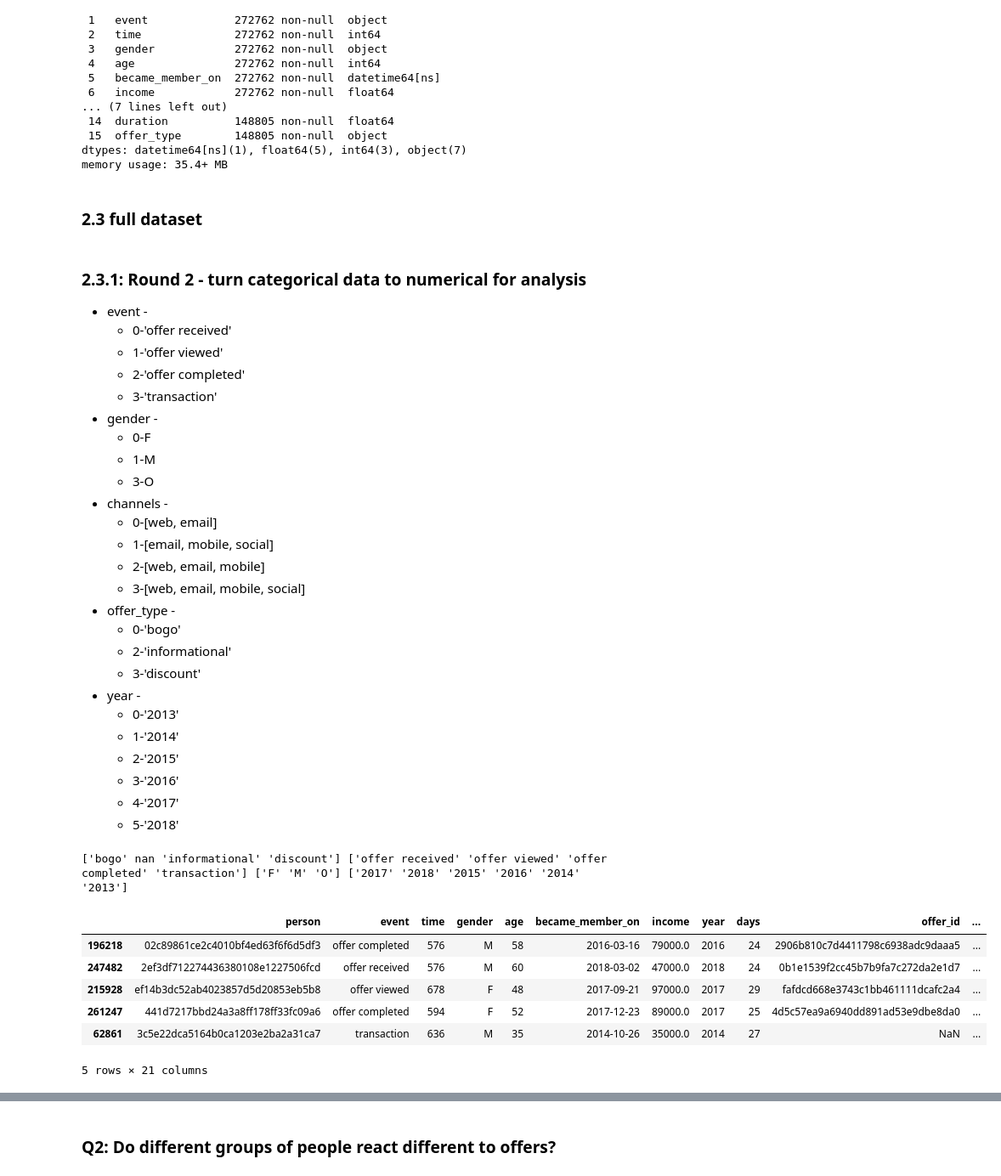
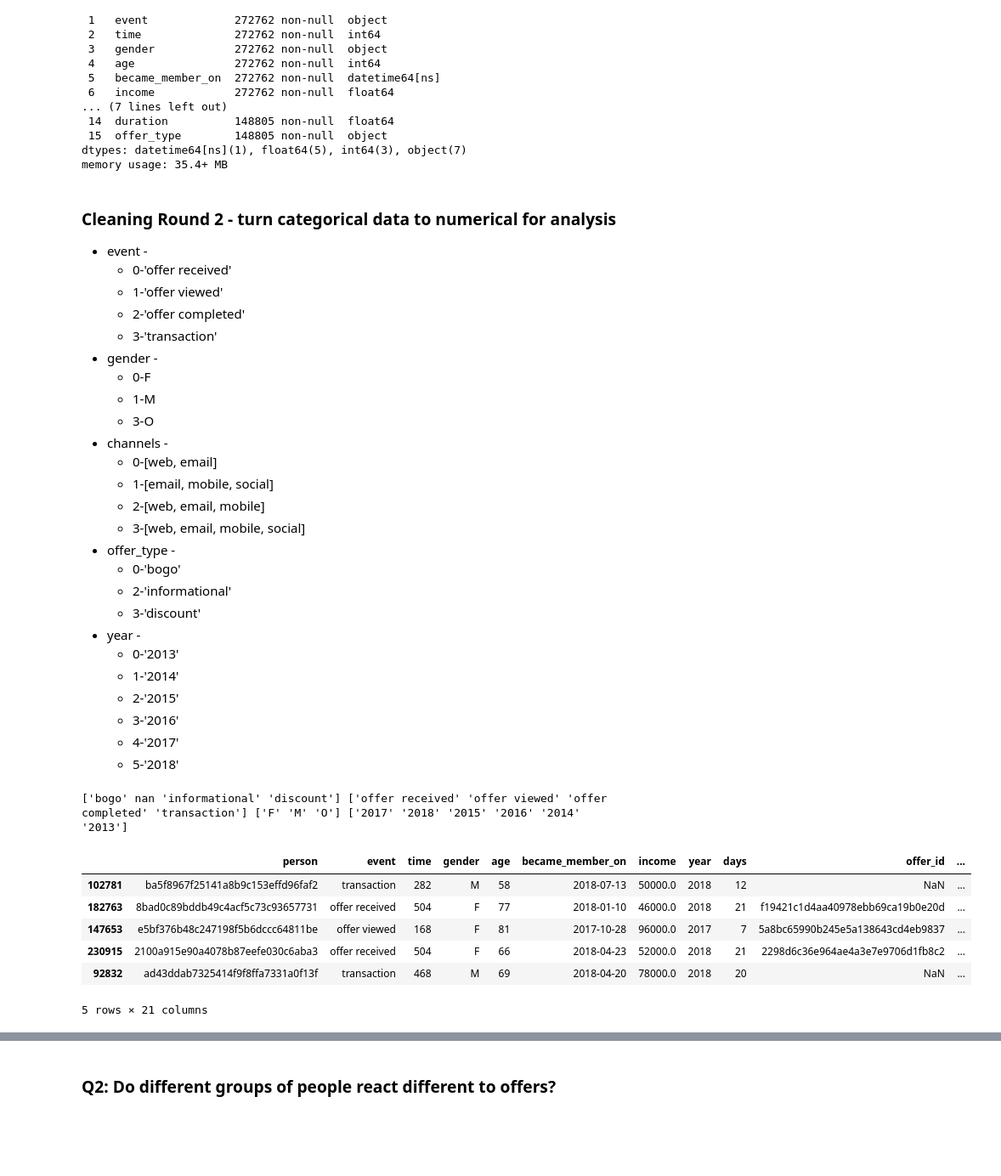
Before and after one commit to linnndachen/starbucks_capstone, a Jupyter notebook: Starbucks_Capstone_notebook.ipynb, the cells around one changed output, grey strips where cells are left out. Shown: that part at 85% size. Drawn from its saved outputs; the diff is of its cells as text; code cells hidden in the pictures; blank space fills up the shorter version.

```diff
--- a/Starbucks_Capstone_notebook.ipynb
+++ b/Starbucks_Capstone_notebook.ipynb
@@ -335,10 +356,8 @@ Data columns (total 16 columns):
  15  offer_type        148805 non-null  object
 dtypes: datetime64[ns](1), float64(5), int64(3), object(7)
 memory usage: 35.4+ MB
-# %% [markdown]
-### 2.3 full dataset
 # %% [markdown]
-### 2.3.1: Round 2 - turn categorical data to numerical for analysis
+### Cleaning Round 2 - turn categorical data to numerical for analysis
 
 * event -
     - 0-'offer received'
@@ -397,8 +417,11 @@ def cate2num(df, cols):
 
     return df
 # %%
-def clean_allcat(df):
+def clean_allcat(df, cols):
     """
+    df: the df you want to clean
+    cols: the cols that can be cleaned by using cate2num
+
     output:
     a dataframe with all orginal columns + new columns that turned the following categorical columns into
     numerical values.
@@ -407,7 +430,6 @@ def clean_allcat(df):
 
     """
     #normal cat variables to numbers
-    cols = ['gender', 'event', 'offer_type']
     cleaned_df = cate2num(df, cols)
 
     #years
@@ -436,15 +458,15 @@ def clean_allcat(df):
 
     return cleaned_df
 # %%
-full_clean = clean_allcat(full_df)
+full_clean = clean_allcat(full_df, ['gender', 'event', 'offer_type'])
 
 full_clean.sample(5)
 # %% [output]
 |  | person | event | time | gender | age | became_member_on | income | year | days | offer_id | ... |
-| 196218 | 02c89861ce2c4010bf4ed63f6f6d5df3 | offer completed | 576 | M | 58 | 2016-03-16 | 79000.0 | 2016 | 24 | 2906b810c7d4411798c6938adc9daaa5 | ... |
-| 247482 | 2ef3df712274436380108e1227506fcd | offer received | 576 | M | 60 | 2018-03-02 | 47000.0 | 2018 | 24 | 0b1e1539f2cc45b7b9fa7c272da2e1d7 | ... |
-| 215928 | ef14b3dc52ab4023857d5d20853eb5b8 | offer viewed | 678 | F | 48 | 2017-09-21 | 97000.0 | 2017 | 29 | fafdcd668e3743c1bb461111dcafc2a4 | ... |
-| 261247 | 441d7217bbd24a3a8ff178ff33fc09a6 | offer completed | 594 | F | 52 | 2017-12-23 | 89000.0 | 2017 | 25 | 4d5c57ea9a6940dd891ad53e9dbe8da0 | ... |
-| 62861 | 3c5e22dca5164b0ca1203e2ba2a31ca7 | transaction | 636 | M | 35 | 2014-10-26 | 35000.0 | 2014 | 27 | NaN | ... |
+| 102781 | ba5f8967f25141a8b9c153effd96faf2 | transaction | 282 | M | 58 | 2018-07-13 | 50000.0 | 2018 | 12 | NaN | ... |
+| 182763 | 8bad0c89bddb49c4acf5c73c93657731 | offer received | 504 | F | 77 | 2018-01-10 | 46000.0 | 2018 | 21 | f19421c1d4aa40978ebb69ca19b0e20d | ... |
+| 147653 | e5bf376b48c247198f5b6dccc64811be | offer viewed | 168 | F | 81 | 2017-10-28 | 96000.0 | 2017 | 7 | 5a8bc65990b245e5a138643cd4eb9837 | ... |
+| 230915 | 2100a915e90a4078b87eefe030c6aba3 | offer received | 504 | F | 66 | 2018-04-23 | 52000.0 | 2018 | 21 | 2298d6c36e964ae4a3e7e9706d1fb8c2 | ... |
+| 92832 | ad43ddab7325414f9f8ffa7331a0f13f | transaction | 468 | M | 69 | 2018-04-20 | 78000.0 | 2018 | 20 | NaN | ... |
 5 rows × 21 columns
 # %% [markdown]
```
Also changed, not shown: parts of 67 cells of this notebook.
